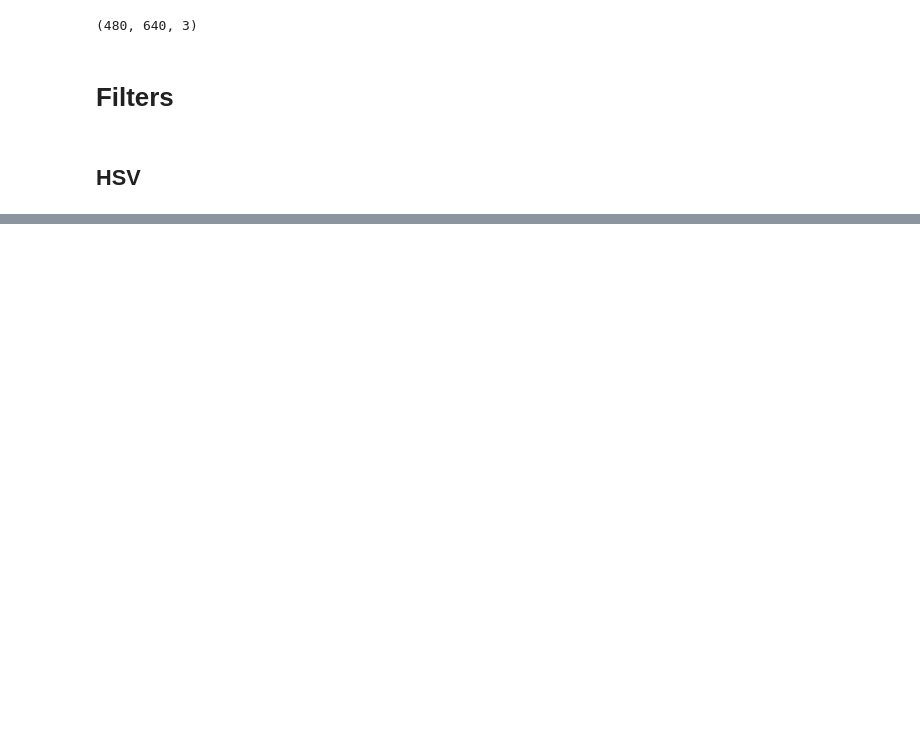
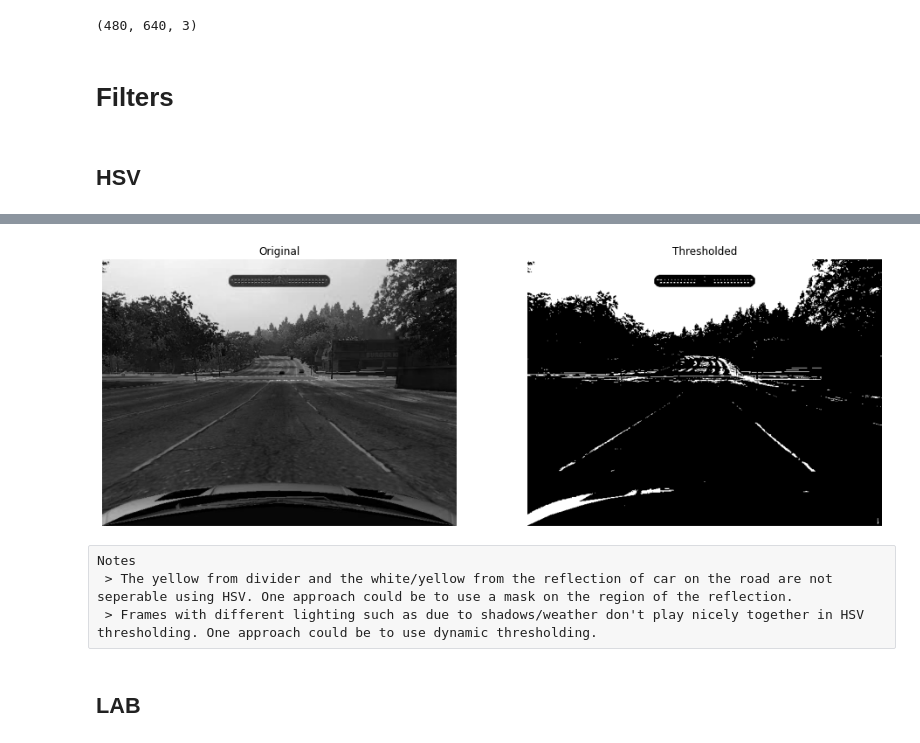
Before and after one commit to AmarCodes-22/need_for_learning, a Jupyter notebook: color_space_filtering.ipynb, the cells around one changed output, grey strips where cells are left out. Cells and saved outputs as stored; diff of their text form; code cells hidden in the pictures; blank space fills up the shorter version.

```diff
--- a/color_space_filtering.ipynb
+++ b/color_space_filtering.ipynb
@@ -250,0 +294,25 @@ Notes:
+# %%
+ret, thresholded_frame = cv.threshold(b, 100, 255, cv.THRESH_BINARY)
+fig = plt.figure(figsize=(16, 8))
+
+ax1 = fig.add_subplot(121)
+ax2 = fig.add_subplot(122)
+
+ax1.imshow(b, cmap='gist_gray')
+ax2.imshow(thresholded_frame, cmap='gist_gray')
+
+ax1.set(title='Original')
+ax2.set(title='Thresholded')
+
+ax1.axis('off')
+ax2.axis('off')
+
+plt.show()
+# %% [output]
+[figure, added]
+# %% [raw]
+Notes
+ > The yellow from divider and the white/yellow from the reflection of car on the road are not seperable using HSV. One approach could be to use a mask on the region of the reflection.
+ > Frames with different lighting such as due to shadows/weather don't play nicely together in HSV thresholding. One approach could be to use dynamic thresholding.
+# %% [markdown]
+## LAB
```
Also changed, not shown: parts of 26 cells of this notebook.
